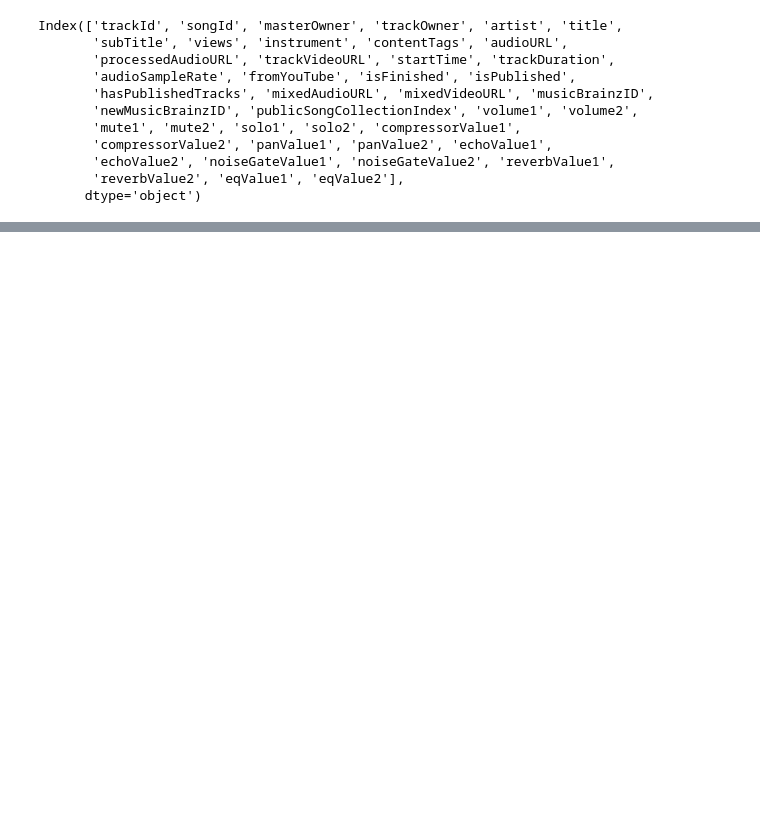
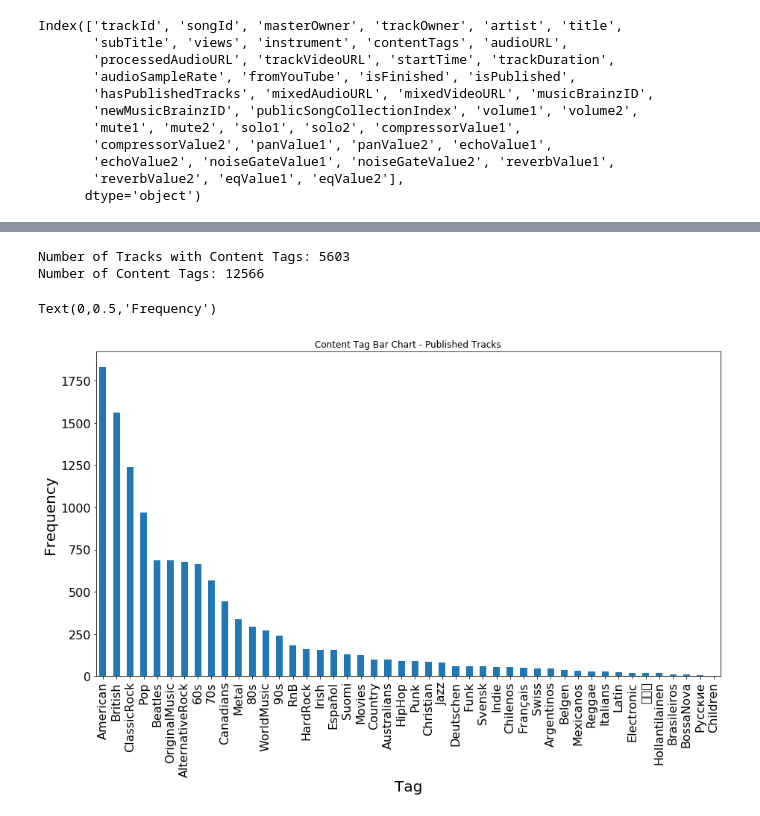
Before and after one commit to marl/bandhub, a Jupyter notebook: notebooks/BandhubStats.ipynb, the cells around one changed output, grey strips where cells are left out. Cells and saved outputs as stored; diff of their text form; code cells hidden in the pictures; blank space fills up the shorter version.

```diff
--- a/notebooks/BandhubStats.ipynb
+++ b/notebooks/BandhubStats.ipynb
@@ -73,15 +24,0 @@ DescribeResult(nobs=290616, minmax=(-67.80525, 36480.683333), mean=219.340256137
-# %%
-contentTagData = pubData.loc[pubData.contentTags != 'null']
-print('Number of Tracks with Content Tags:', len(contentTagData))
-contentTags = []
-for i in contentTagData.contentTags:
-    dummyStr = json.loads(i)
-    for word in dummyStr:
-        contentTags.append(word)
-print('Number of Content Tags')
-contentTagCounts = Counter(contentTags)
-contentTagCounts = OrderedDict(contentTagCounts.most_common())
-df = pd.DataFrame.from_dict(contentTagCounts, orient='index')
-ax = df.plot(kind='bar', title = 'Content Tag Distribution', legend = False, figsize=(15,8), fontsize = 16)
-ax.set_xlabel("Tag", fontsize = 20)
-ax.set_ylabel("Frequency", fontsize = 20)
@@ -142,0 +51,15 @@ Text(0,0.5,'Frequency')
+# %%
+# content tag bar chart
+def getContentTags(dummyData):
+    contentTagData = dummyData.loc[dummyData.contentTags != 'null']
+    print('Number of Tracks with Content Tags:', len(contentTagData))
+    contentTags = []
+    for i in contentTagData.contentTags:
+        dummyStr = json.loads(i)
+        for word in dummyStr:
+            contentTags.append(word)
+    print('Number of Content Tags:', len(contentTags))
+    contentTagCounts = Counter(contentTags)
+    contentTagCounts = OrderedDict(contentTagCounts.most_common())
+    df = pd.DataFrame.from_dict(contentTagCounts, orient='index')
+    return df
@@ -142,0 +138,11 @@ Text(0,0.5,'Frequency')
+# %%
+# content tag frequency bar chart for published tracks
+dfContent = getContentTags(pubData)
+ax = dfContent.plot(kind='bar', title = 'Content Tag Bar Chart - Published Tracks', legend = False, figsize=(15,8), fontsize = 16)
+ax.set_xlabel("Tag", fontsize = 20)
+ax.set_ylabel("Frequency", fontsize = 20)
+# %% [output]
+Number of Tracks with Content Tags: 5603
+Number of Content Tags: 12566
+Text(0,0.5,'Frequency')
+[figure, added]
```
Also changed, not shown: parts of 37 cells of this notebook.
